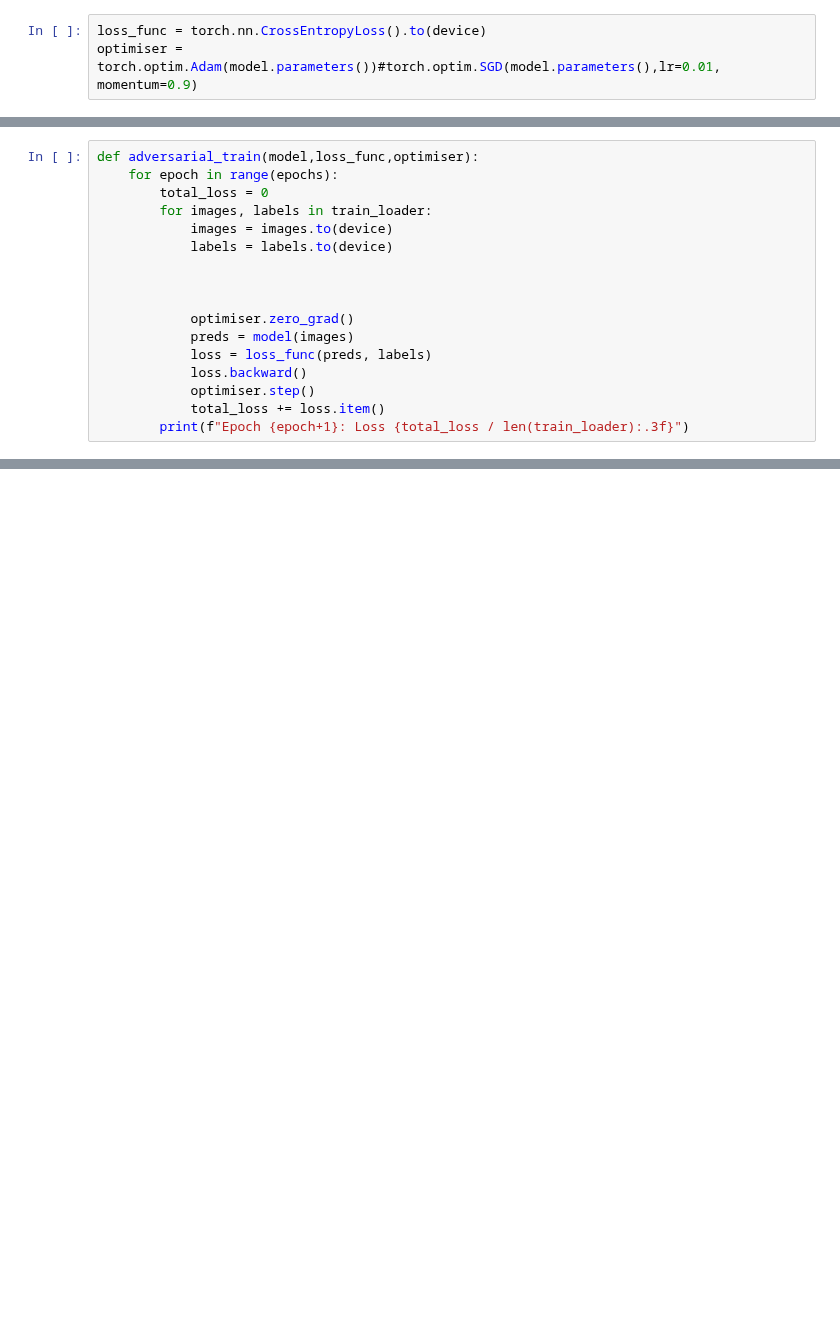
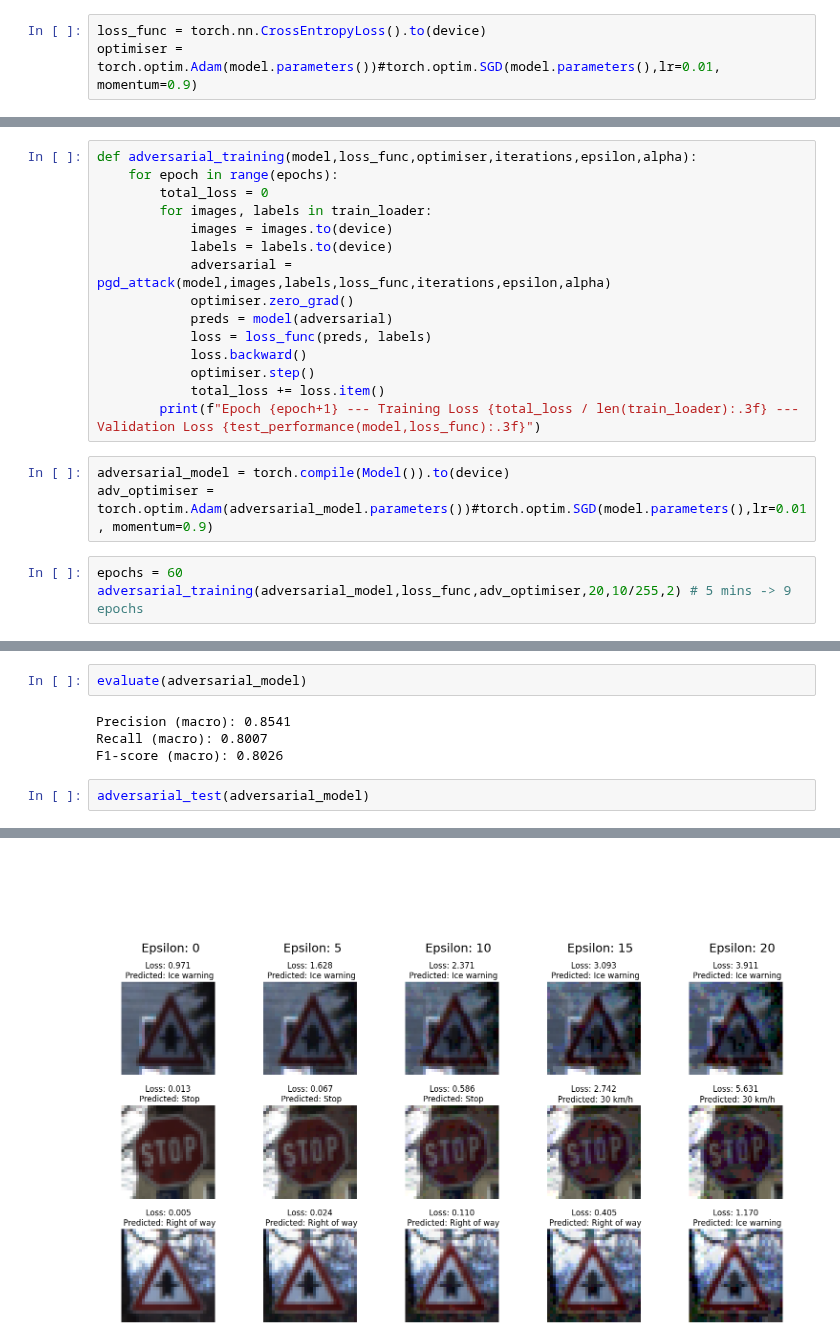
Before and after one commit to ro-jo-mo/Dissertation-Verifying-NN, a Jupyter notebook: pytorch.ipynb, the cells around one changed output, grey strips where cells are left out. Saved outputs shown, nothing was run; the diff lists cells and outputs as text; blank space fills up the shorter version.

```diff
--- a/pytorch.ipynb
+++ b/pytorch.ipynb
@@ -312,17 +334,21 @@ for img,lbl in test_loader:
 # %%
-def adversarial_train(model,loss_func,optimiser):
+def adversarial_training(model,loss_func,optimiser,iterations,epsilon,alpha):
     for epoch in range(epochs):
         total_loss = 0
         for images, labels in train_loader:
             images = images.to(device)
             labels = labels.to(device)
-
-
-
+            adversarial = pgd_attack(model,images,labels,loss_func,iterations,epsilon,alpha)
             optimiser.zero_grad()
-            preds = model(images)
+            preds = model(adversarial)
             loss = loss_func(preds, labels)
             loss.backward()
             optimiser.step()
             total_loss += loss.item()
-        print(f"Epoch {epoch+1}: Loss {total_loss / len(train_loader):.3f}")
+        print(f"Epoch {epoch+1} --- Training Loss {total_loss / len(train_loader):.3f} --- Validation Loss {test_performance(model,loss_func):.3f}")
+# %%
+adversarial_model = torch.compile(Model()).to(device)
+adv_optimiser = torch.optim.Adam(adversarial_model.parameters())#torch.optim.SGD(model.parameters(),lr=0.01, momentum=0.9)
+# %%
+epochs = 60
+adversarial_training(adversarial_model,loss_func,adv_optimiser,20,10/255,2) # 5 mins -> 9 epochs
@@ -328,0 +373,9 @@ def adversarial_train(model,loss_func,optimiser):
+# %%
+evaluate(adversarial_model)
+# %% [output]
+Precision (macro): 0.8541
+Recall (macro): 0.8007
+F1-score (macro): 0.8026
+# %%
+adversarial_test(adversarial_model)
+# %% [output]
@@ -328,0 +387 @@ def adversarial_train(model,loss_func,optimiser):
+[figure, added]
```
Also changed, not shown: parts of 9 cells of this notebook, 1 other file.
